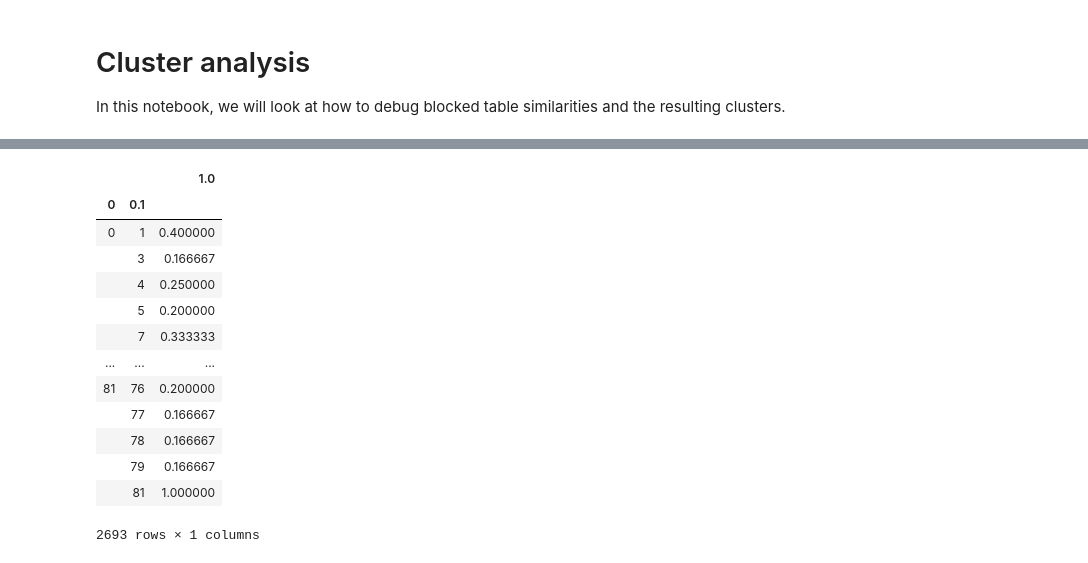
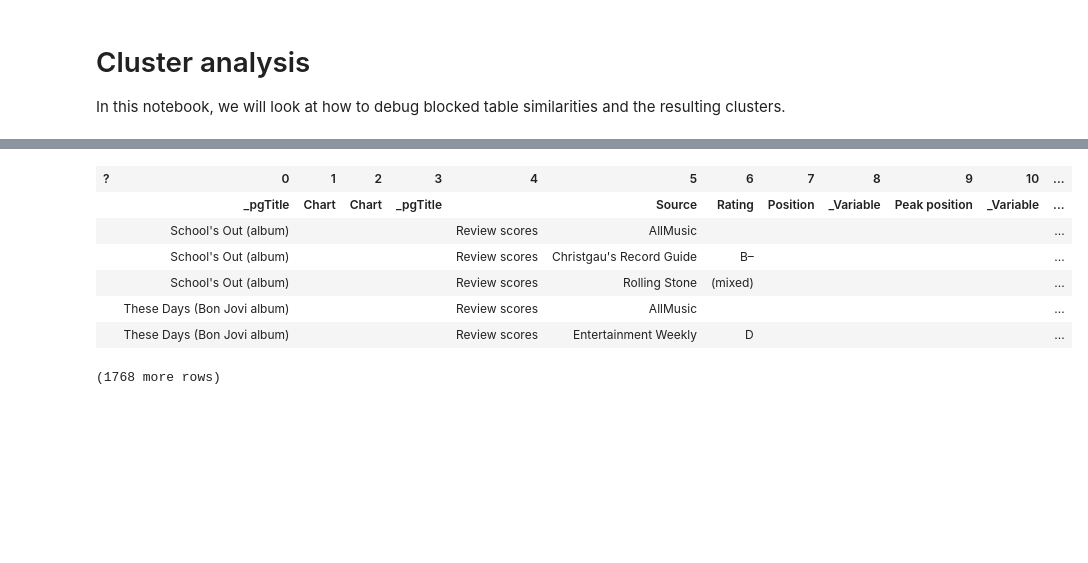
Before and after one commit to karmaresearch/takco, a Jupyter notebook: docs/tutorials/clusters.ipynb, the cells around one changed output, grey strips where cells are left out. Drawn from its saved outputs; the diff is of its cells as text; code cells hidden in the pictures; blank space fills up the shorter version.

```diff
--- a/docs/tutorials/clusters.ipynb
+++ b/docs/tutorials/clusters.ipynb
@@ -70,22 +20,15 @@ pd.read_csv('/tmp/sims.csv')
-# %%
-import pandas as pd
-import matplotlib.pyplot as plt
-
-tablesim = pd.read_csv('/tmp/tablesim.csv', index_col=[0,1])
-
-tablesim
-# %% [output]
-|  |  | 1.0 |
-| 0 | 0.1 |  |
-| 0 | 1 | 0.400000 |
-|  | 3 | 0.166667 |
-|  | 4 | 0.250000 |
-|  | 5 | 0.200000 |
-|  | 7 | 0.333333 |
-| ... | ... | ... |
-| 81 | 76 | 0.200000 |
-|  | 77 | 0.166667 |
-|  | 78 | 0.166667 |
-|  | 79 | 0.166667 |
-|  | 81 | 1.000000 |
-2693 rows × 1 columns
+# %%
+id_table = {t['_id']:t for t in tables}
+
+table = id_table['2-0']
+
+takco.preview(table)
+# %% [output]
+| ? | 0 | 1 | 2 | 3 | 4 | 5 | 6 | 7 | 8 | 9 | 10 | ... |
+|  | _pgTitle | Chart | Chart | _pgTitle |  | Source | Rating | Position | _Variable | Peak position | _Variable | ... |
+|  | School's Out (album) |  |  |  | Review scores | AllMusic |  |  |  |  |  | ... |
+|  | School's Out (album) |  |  |  | Review scores | Christgau's Record Guide | B– |  |  |  |  | ... |
+|  | School's Out (album) |  |  |  | Review scores | Rolling Stone | (mixed) |  |  |  |  | ... |
+|  | These Days (Bon Jovi album) |  |  |  | Review scores | AllMusic |  |  |  |  |  | ... |
+|  | These Days (Bon Jovi album) |  |  |  | Review scores | Entertainment Weekly | D |  |  |  |  | ... |
+(1768 more rows)
```
Also changed, not shown: parts of 5 cells of this notebook, 10 other files.
